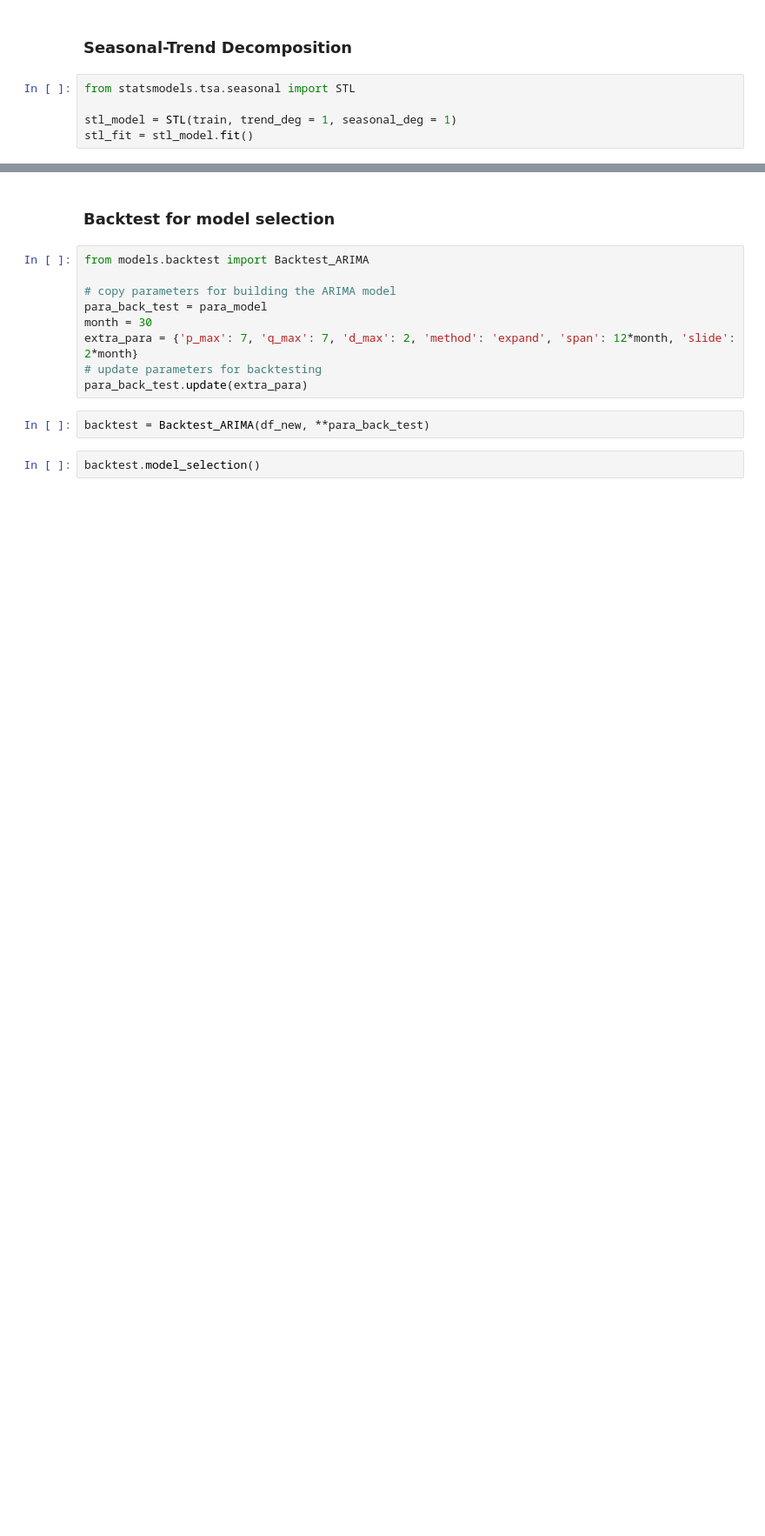
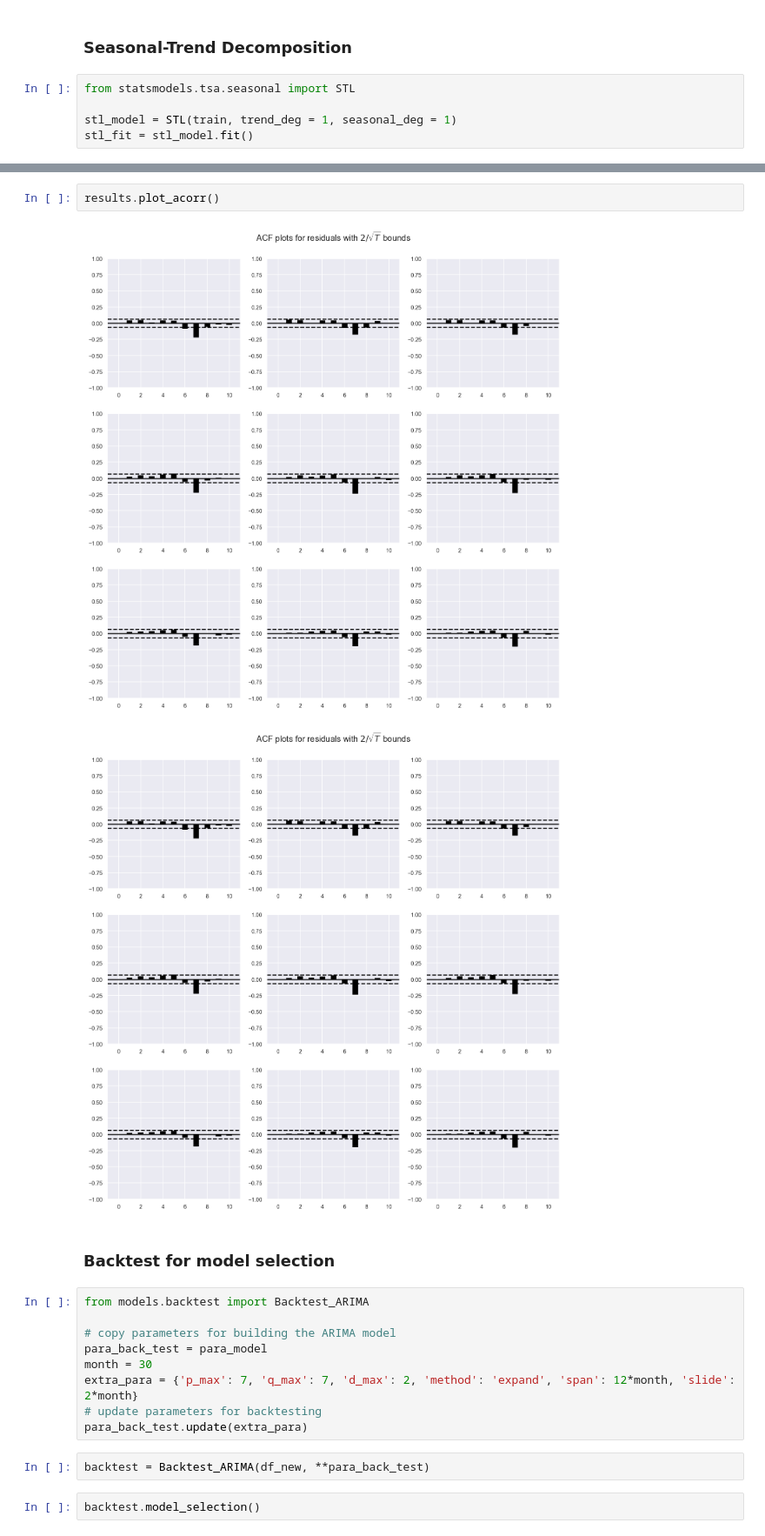
Before and after one commit to empyriumz/CoverMyMeds_TimeSeries, a Jupyter notebook: development.ipynb, the cells around one changed output, grey strips where cells are left out. Shown at 87% size. Cells and saved outputs as stored; diff of their text form; blank space fills up the shorter version.

```diff
--- a/development.ipynb
+++ b/development.ipynb
@@ -225,3 +263,8 @@ stl_fit = stl_model.fit()
+# %%
+results.plot_acorr()
+# %% [output]
+[figure, added]
+[figure, added]
 # %% [markdown]
 ### Backtest for model selection
 # %%
```
Also changed, not shown: parts of 23 cells of this notebook, 2 other files.
